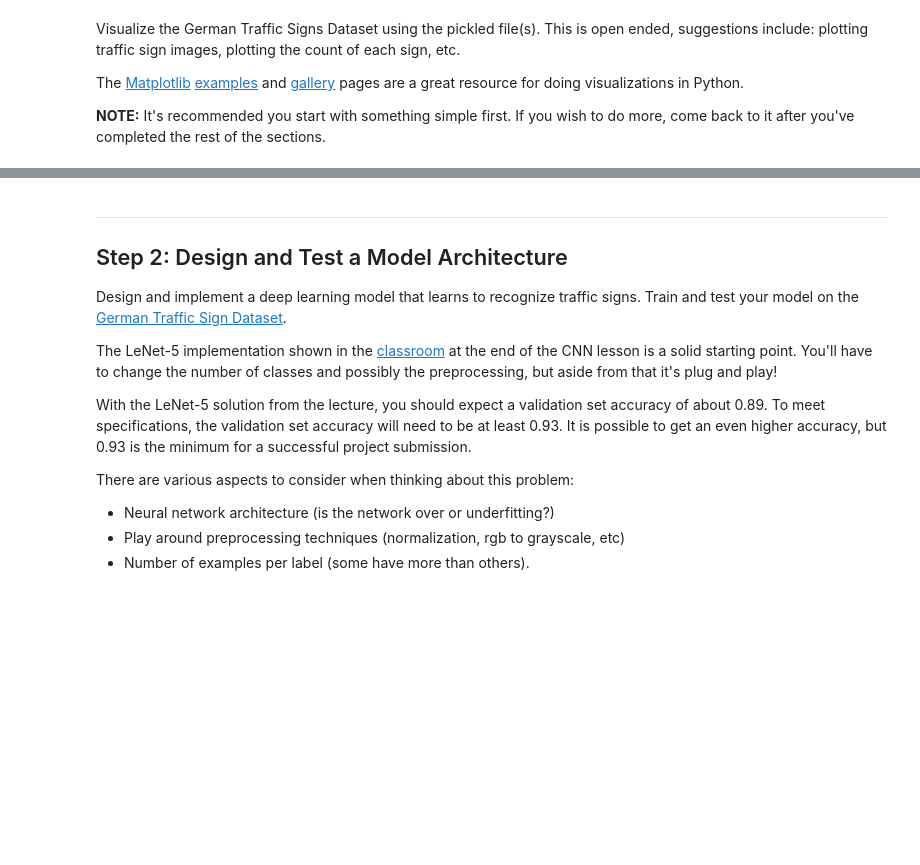
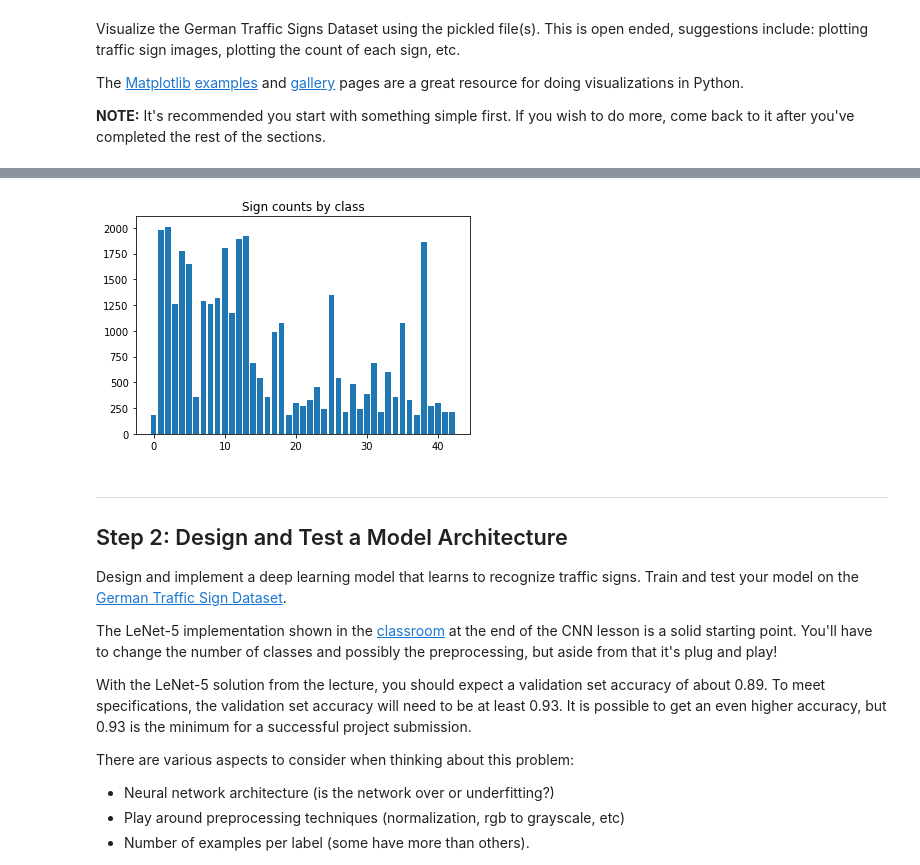
Before and after one commit to tindandelion/carne-traffic-signs-p2, a Jupyter notebook: Traffic_Sign_Classifier.ipynb, the cells around one changed output, grey strips where cells are left out. Drawn from its saved outputs; the diff is of its cells as text; code cells hidden in the pictures; blank space fills up the shorter version.

```diff
--- a/Traffic_Sign_Classifier.ipynb
+++ b/Traffic_Sign_Classifier.ipynb
@@ -118,3 +130,10 @@ Image(filename='output/signs_vis.png')
+# %%
+class_counts = np.bincount(y_train)
+
+plt.bar(range(n_classes), class_counts)
+plt.title('Sign counts by class');
+# %% [output]
+[figure, added]
 # %% [markdown]
 ----
 
```
Also changed, not shown: parts of 3 cells of this notebook.
